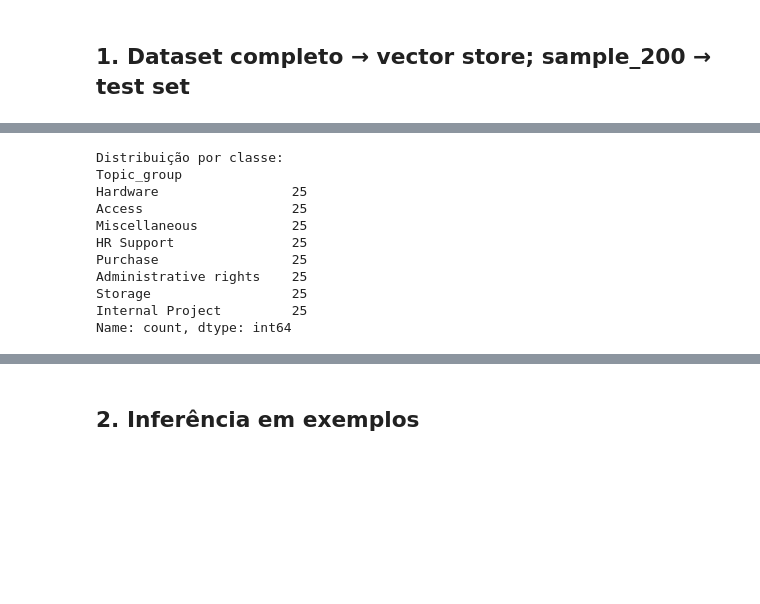
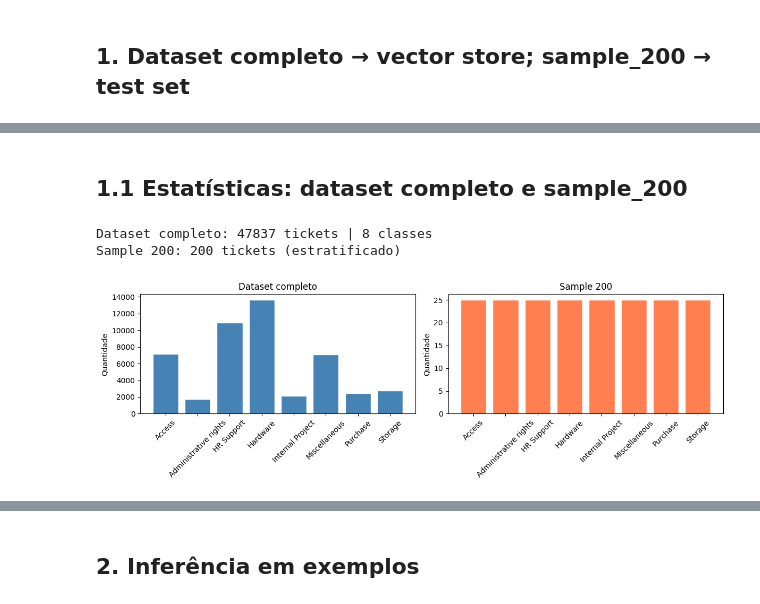
Before and after one commit to JoaquimBreno/ticket-classifier, a Jupyter notebook: notebook.ipynb, the cells around one changed output, grey strips where cells are left out. Saved outputs shown, nothing was run; the diff lists cells and outputs as text; code cells hidden in the pictures; blank space fills up the shorter version.

```diff
--- a/notebook.ipynb
+++ b/notebook.ipynb
@@ -100,15 +100,30 @@ Test set (sample_200): 200 tickets
-# %%
-print("Distribuição por classe:")
-print(df_sample[label_col].value_counts())
-# %% [output]
-Distribuição por classe:
-Topic_group
-Hardware                 25
-Access                   25
-Miscellaneous            25
-HR Support               25
-Purchase                 25
-Administrative rights    25
-Storage                  25
-Internal Project         25
-Name: count, dtype: int64
+# %% [markdown]
+## 1.1 Estatísticas: dataset completo e sample_200
+# %%
+import matplotlib.pyplot as plt
+
+print("Dataset completo:", len(df_full), "tickets |", len(classes), "classes")
+print("Sample 200:", len(df_sample), "tickets (estratificado)")
+print()
+
+count_full = df_full[label_col].astype(str).value_counts().sort_index()
+count_sample = df_sample[label_col].astype(str).value_counts().reindex(count_full.index, fill_value=0)
+
+fig, axes = plt.subplots(1, 2, figsize=(12, 4))
+
+axes[0].bar(count_full.index, count_full.values, color="steelblue", edgecolor="white")
+axes[0].set_title("Dataset completo")
+axes[0].set_ylabel("Quantidade")
+axes[0].tick_params(axis="x", rotation=45)
+
+axes[1].bar(count_sample.index, count_sample.values, color="coral", edgecolor="white")
+axes[1].set_title("Sample 200")
+axes[1].set_ylabel("Quantidade")
+axes[1].tick_params(axis="x", rotation=45)
+
+plt.tight_layout()
+plt.show()
+# %% [output]
+Dataset completo: 47837 tickets | 8 classes
+Sample 200: 200 tickets (estratificado)
+[figure, added]
```
Also changed, not shown: parts of 8 cells of this notebook, 5 other files.
